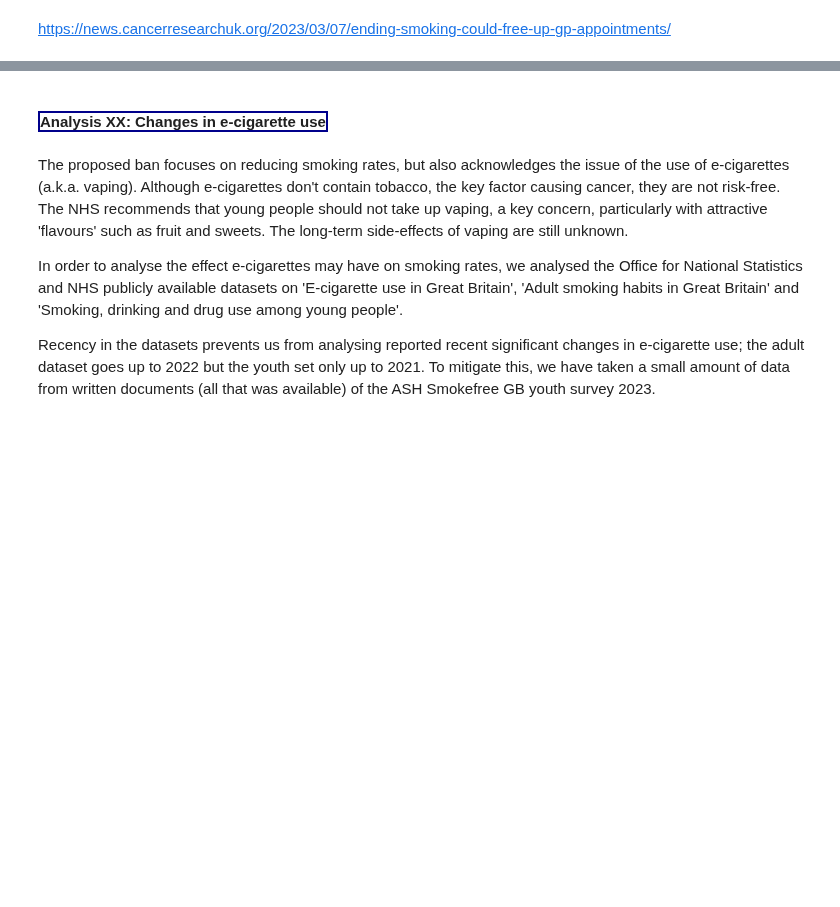
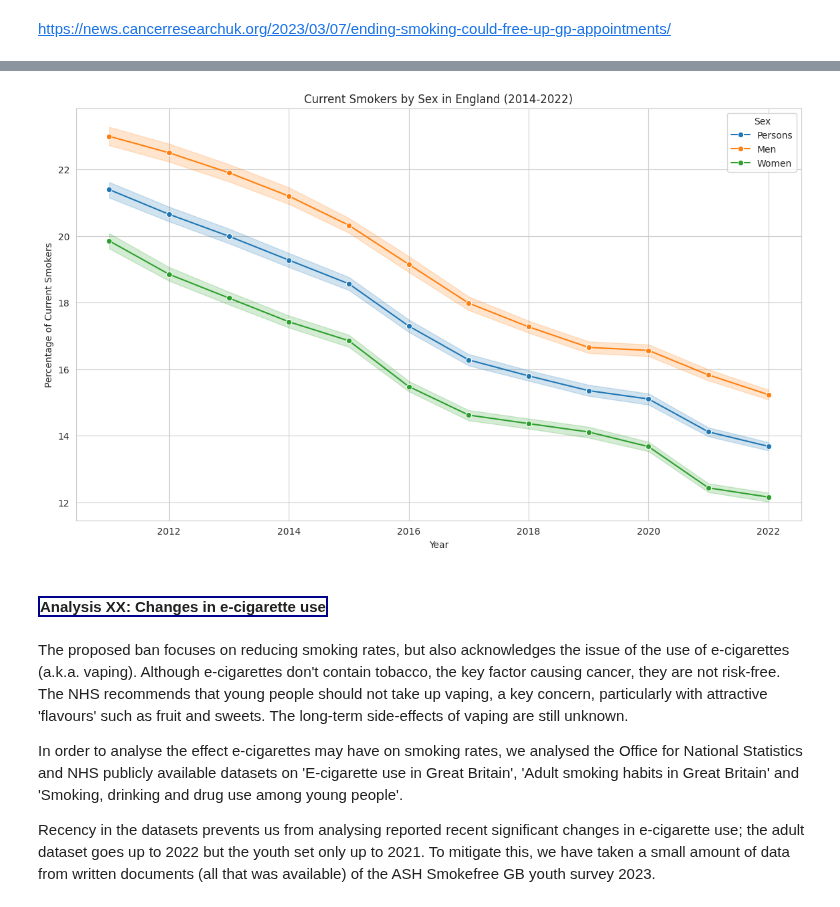
Before and after one commit to rhobaker/Data_Project, a Jupyter notebook: Main_Jupyter_workbook.ipynb, the cells around one changed output, grey strips where cells are left out. Saved outputs shown, nothing was run; the diff lists cells and outputs as text; code cells hidden in the pictures; blank space fills up the shorter version.

```diff
--- a/Main_Jupyter_workbook.ipynb
+++ b/Main_Jupyter_workbook.ipynb
@@ -410,0 +423,14 @@ https://news.cancerresearchuk.org/2023/03/07/ending-smoking-could-free-up-gp-app
+# %%
+# Clean the column names
+data.columns = data.columns.str.replace('\n', '').str.replace(' ', '_').str.replace('__', '_').str.strip()
+# Adjusted column names based on the inspection
+columns_of_interest = [
+    'Country', 'Sex', 'Age_group',
+    '2022_Current_smokers_%', '2022_Current_smokers_LCL', '2022_Current_smokers_UCL',
+    '2022_Ex-smokers_%', '2022_Ex-smokers_LCL', '2022_Ex-smokers_UCL',
+    '2022_Never_smoked_%', '2022_Never_smoked_LCL', '2022_Never_smoked_UCL'
+]
+
+# Select relevant columns for the year 2022
+data_2022 = data[columns_of_interest].copy()
+data_2022
@@ -410,0 +451,14 @@ https://news.cancerresearchuk.org/2023/03/07/ending-smoking-could-free-up-gp-app
+# %%
+# Convert percentage columns to numeric
+percentage_columns = [
+    '2022_Current_smokers_%', '2022_Current_smokers_LCL', '2022_Current_smokers_UCL',
+    '2022_Ex-smokers_%', '2022_Ex-smokers_LCL', '2022_Ex-smokers_UCL',
+    '2022_Never_smoked_%', '2022_Never_smoked_LCL', '2022_Never_smoked_UCL'
+]
+
+for col in percentage_columns:
+    data_2022[col] = pd.to_numeric(data_2022[col], errors='coerce')
+
+# Check for missing data
+missing_data_summary = data_2022.isnull().sum()
+print(missing_data_summary)
@@ -411,3 +532,21 @@ https://news.cancerresearchuk.org/2023/03/07/ending-smoking-could-free-up-gp-app
+# %%
+# Set the aesthetic style of the plots
+sns.set_style("whitegrid")
+
+# Create line plots for each smoking category by Sex
+smoking_categories = ['Current_smokers_%']
+titles = ['Current Smokers']
+
+for category, title in zip(smoking_categories, titles):
+    plt.figure(figsize=(14, 8))
+    sns.lineplot(x='Year', y=category, hue='Sex', data=data_long, marker='o')
+    plt.title(f'{title} by Sex in England (2014-2022)')
+    plt.ylabel(f'Percentage of {title}')
+    plt.xlabel('Year')
+    plt.legend(title='Sex')
+    plt.show()
+# %% [output]
+[figure, added]
 # %% [markdown]
 #### <span style="border: 2px solid darkblue" padding = 500px > Analysis XX: Changes in e-cigarette use</span>
 # %% [markdown]
```
Also changed, not shown: parts of 24 cells of this notebook.
